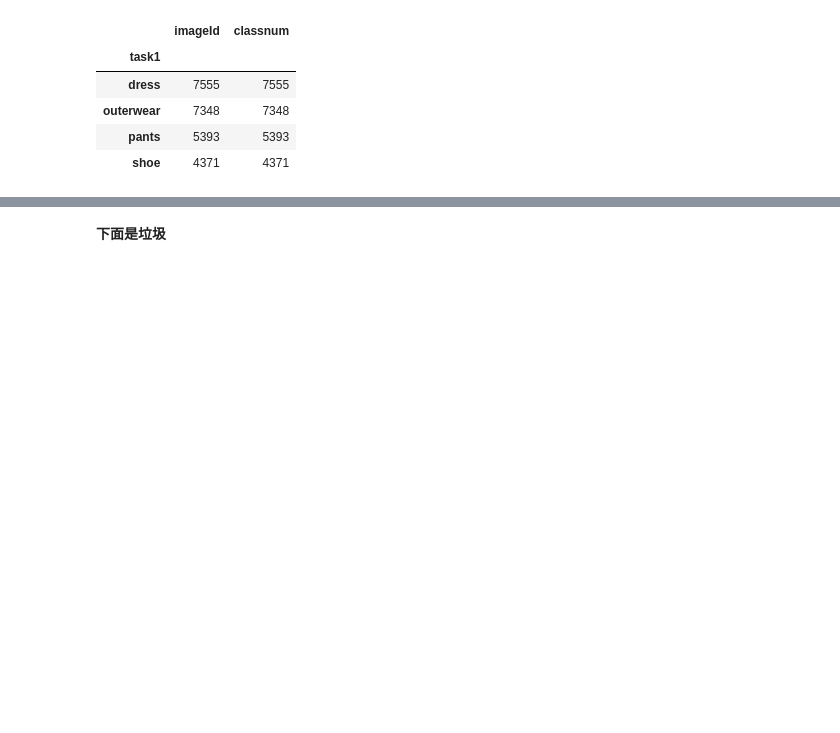
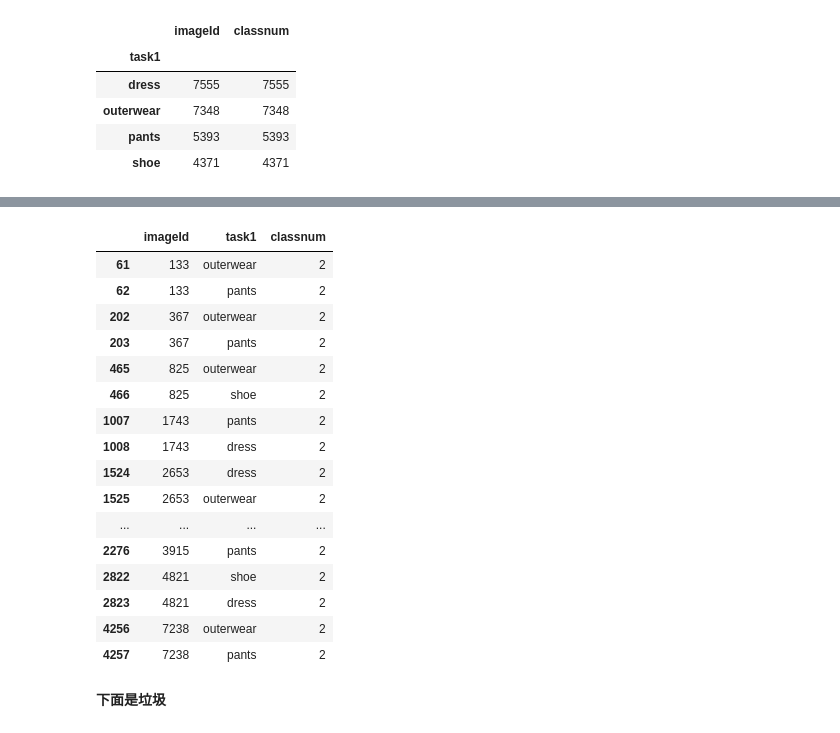
Before and after one commit to danielxiaobai/CV_final, a Jupyter notebook: cv_final.ipynb, the cells around one changed output, grey strips where cells are left out. Cells and saved outputs as stored; diff of their text form; code cells hidden in the pictures; blank space fills up the shorter version.

```diff
--- a/cv_final.ipynb
+++ b/cv_final.ipynb
@@ -214,0 +297,4 @@ train.to_csv('train.csv')
+# %%
+validation4base = validation[['imageId','task1']].drop_duplicates()
+validation4base
+# Still, the validation set has some images with multiple classes
@@ -214,0 +315,22 @@ train.to_csv('train.csv')
+# %%
+classnum = validation4base.groupby('imageId').count().sort_values('task1',ascending=False).reset_index().rename({'task1':'classnum'},axis=1)
+validation4base = pd.merge(validation4base,classnum,how='left')
+validation4base[validation4base['classnum']>=2]
+# %% [output]
+|  | imageId | task1 | classnum |
+| 61 | 133 | outerwear | 2 |
+| 62 | 133 | pants | 2 |
+| 202 | 367 | outerwear | 2 |
+| 203 | 367 | pants | 2 |
+| 465 | 825 | outerwear | 2 |
+| 466 | 825 | shoe | 2 |
+| 1007 | 1743 | pants | 2 |
+| 1008 | 1743 | dress | 2 |
+| 1524 | 2653 | dress | 2 |
+| 1525 | 2653 | outerwear | 2 |
+| ... | ... | ... | ... |
+| 2276 | 3915 | pants | 2 |
+| 2822 | 4821 | shoe | 2 |
+| 2823 | 4821 | dress | 2 |
+| 4256 | 7238 | outerwear | 2 |
+| 4257 | 7238 | pants | 2 |
```
Also changed, not shown: parts of 9 cells of this notebook, 10 other files.
